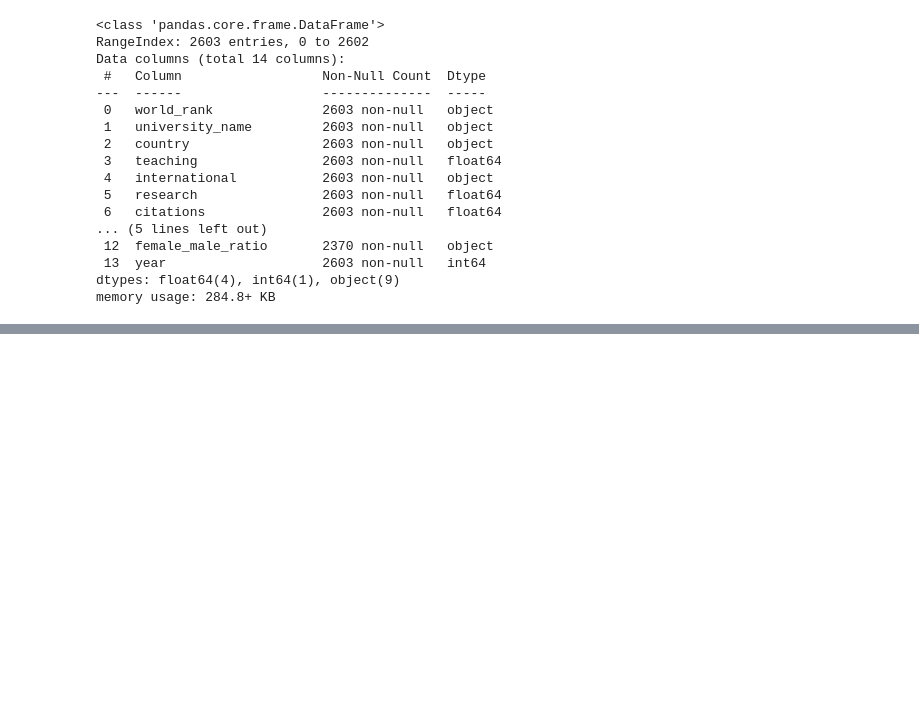
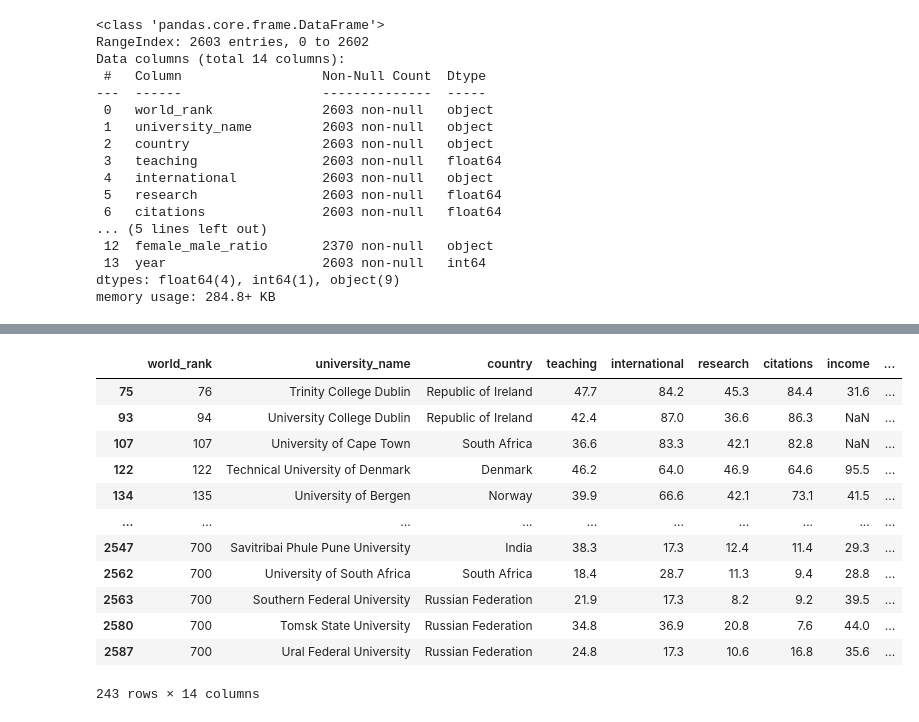
Before and after one commit to korneevec/TMS_DS, a Jupyter notebook: Lesson_13/Homework_university.ipynb, the cells around one changed output, grey strips where cells are left out. Drawn from its saved outputs; the diff is of its cells as text; code cells hidden in the pictures; blank space fills up the shorter version.

```diff
--- a/Lesson_13/Homework_university.ipynb
+++ b/Lesson_13/Homework_university.ipynb
@@ -224,0 +166,10 @@ train_df[train_df['university_name'] == 'Harvard University']
+# %%
+corrections = {
+    "Unisted States of America" : "United States of America",
+    "Unted Kingdom":"United Kingdom"}
+
+train_df["country"] = train_df["country"].replace(corrections)
+# %%
+train_df["international"] = pd.to_numeric(train_df["international"], errors="coerce").astype(float)
+train_df["income"] = pd.to_numeric(train_df["income"], errors="coerce").astype(float)
+train_df["total_score"] = pd.to_numeric(train_df["total_score"], errors="coerce").astype(float)
@@ -224,0 +210,3 @@ train_df[train_df['university_name'] == 'Harvard University']
+# %%
+country_counts = train_df.groupby(["country"]).size().reset_index(name="university_count")
+country_counts = country_counts.sort_values(by="university_count", ascending=False)
@@ -224,0 +315,3 @@ train_df[train_df['university_name'] == 'Harvard University']
+# %%
+ten_countries = country_counts.iloc[20:30]['country']
+ten_countries
@@ -224,0 +330,17 @@ train_df[train_df['university_name'] == 'Harvard University']
+# %%
+filtered_train_df = train_df[train_df['country'].isin(ten_countries)]
+filtered_train_df
+# %% [output]
+|  | world_rank | university_name | country | teaching | international | research | citations | income | ... |
+| 75 | 76 | Trinity College Dublin | Republic of Ireland | 47.7 | 84.2 | 45.3 | 84.4 | 31.6 | ... |
+| 93 | 94 | University College Dublin | Republic of Ireland | 42.4 | 87.0 | 36.6 | 86.3 | NaN | ... |
+| 107 | 107 | University of Cape Town | South Africa | 36.6 | 83.3 | 42.1 | 82.8 | NaN | ... |
+| 122 | 122 | Technical University of Denmark | Denmark | 46.2 | 64.0 | 46.9 | 64.6 | 95.5 | ... |
+| 134 | 135 | University of Bergen | Norway | 39.9 | 66.6 | 42.1 | 73.1 | 41.5 | ... |
+| ... | ... | ... | ... | ... | ... | ... | ... | ... | ... |
+| 2547 | 700 | Savitribai Phule Pune University | India | 38.3 | 17.3 | 12.4 | 11.4 | 29.3 | ... |
+| 2562 | 700 | University of South Africa | South Africa | 18.4 | 28.7 | 11.3 | 9.4 | 28.8 | ... |
+| 2563 | 700 | Southern Federal University | Russian Federation | 21.9 | 17.3 | 8.2 | 9.2 | 39.5 | ... |
+| 2580 | 700 | Tomsk State University | Russian Federation | 34.8 | 36.9 | 20.8 | 7.6 | 44.0 | ... |
+| 2587 | 700 | Ural Federal University | Russian Federation | 24.8 | 17.3 | 10.6 | 16.8 | 35.6 | ... |
+243 rows × 14 columns
```
Also changed, not shown: parts of 42 cells of this notebook, 2 other files.
